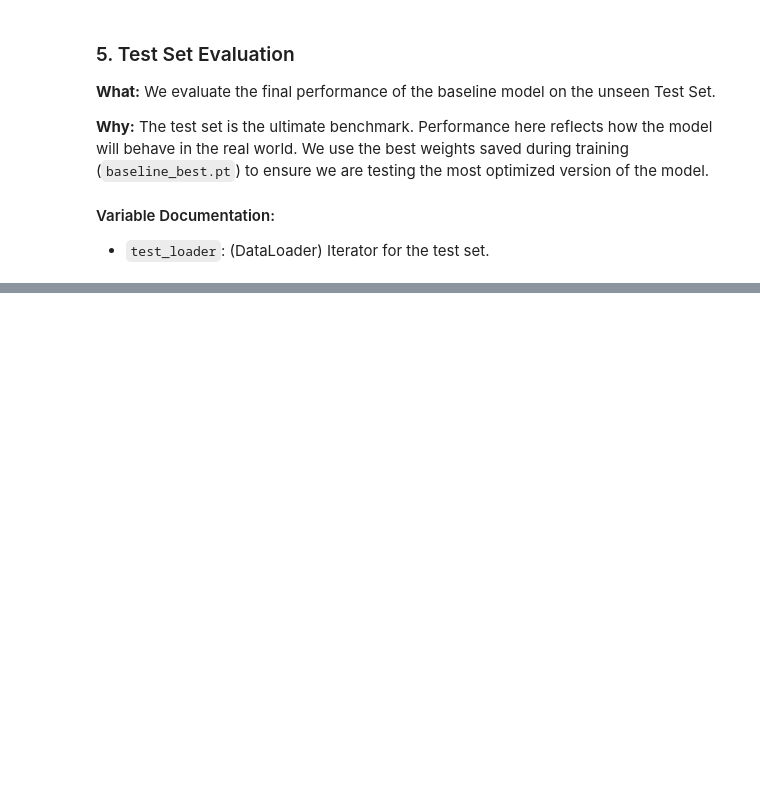
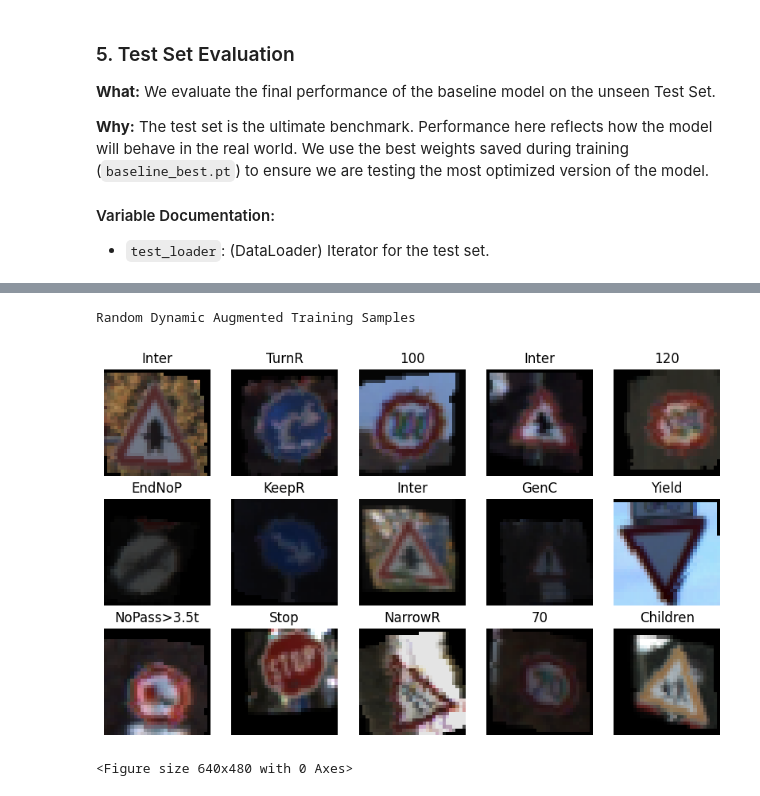
Before and after one commit to Pauloarf/VCPI2526, a Jupyter notebook: VC/src/Report.ipynb, the cells around one changed output, grey strips where cells are left out. Saved outputs shown, nothing was run; the diff lists cells and outputs as text; code cells hidden in the pictures; blank space fills up the shorter version.

Commit message:
feat(modelV2): Adds dynamic data augmentation

```diff
--- a/VC/src/Report.ipynb
+++ b/VC/src/Report.ipynb
@@ -444,0 +440,33 @@ Confusion Matrix:
+# %%
+dynamic_train_transform = transforms.Compose([
+    transforms.Resize((IMAGE_SIZE, IMAGE_SIZE)),
+    transforms.RandomRotation(12),
+    transforms.RandomAffine(
+        degrees=0,
+        translate=(0.08, 0.08),
+        scale=(0.95, 1.05),
+        shear=8
+    ),
+    transforms.ColorJitter(
+        brightness=0.15,
+        contrast=0.15,
+        saturation=0.15
+    ),
+    transforms.RandomPerspective(distortion_scale=0.15, p=0.3),
+    transforms.ToTensor()
+])
+
+eval_transform = transforms.Compose([
+    transforms.Resize((IMAGE_SIZE, IMAGE_SIZE)),
+    transforms.ToTensor()
+])
+# %%
+train_set_balanced_dynamic = datasets.ImageFolder(root=PATH_TRAIN_BALANCED, transform=dynamic_train_transform)
+val_set_dynamic = datasets.ImageFolder(root=PATH_VAL, transform=eval_transform)
+test_set_dynamic = datasets.ImageFolder(root=PATH_TEST, transform=eval_transform)
+# %%
+show_random_samples(train_set_balanced_dynamic, classes, "Random Dynamic Augmented Training Samples")
+# %% [output]
+Random Dynamic Augmented Training Samples
+[figure, added]
+<Figure size 640x480 with 0 Axes>
```
Also changed, not shown: parts of 14 cells of this notebook.
